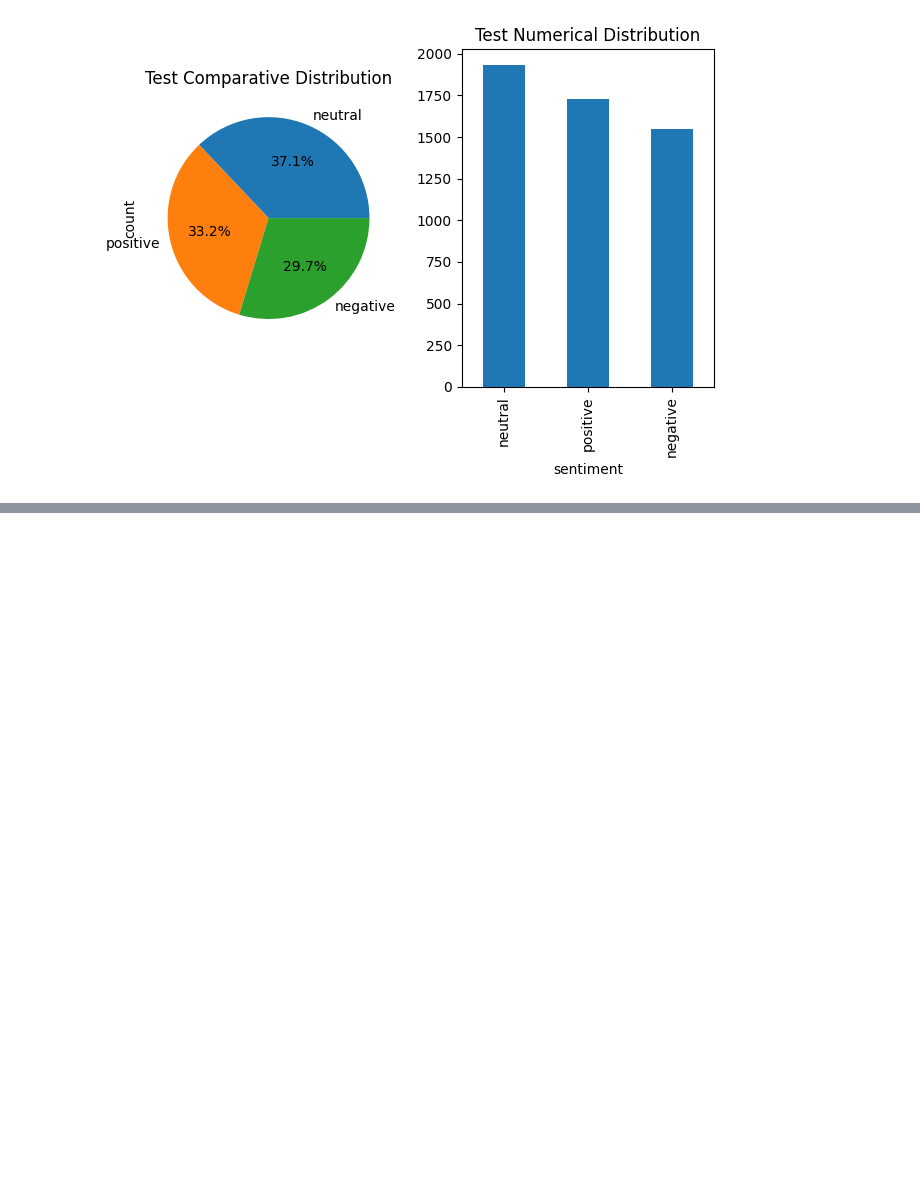
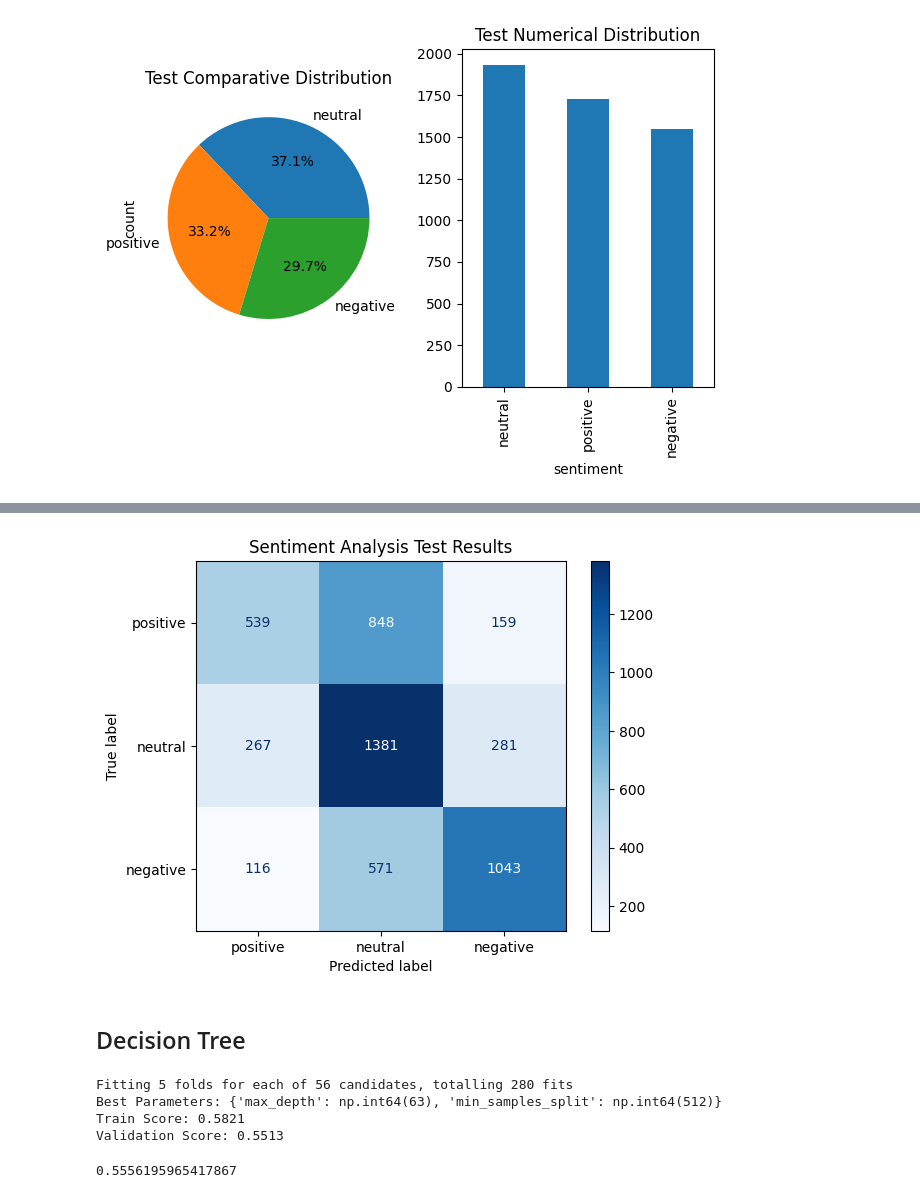
Before and after one commit to OmerTurk1/NLP_learning, a Jupyter notebook: MultiClass_Sentiment_Analysis.ipynb, the cells around one changed output, grey strips where cells are left out. Cells and saved outputs as stored; diff of their text form; code cells hidden in the pictures; blank space fills up the shorter version.

Commit message:
Accuracy still around ~55

```diff
--- a/MultiClass_Sentiment_Analysis.ipynb
+++ b/MultiClass_Sentiment_Analysis.ipynb
@@ -96,0 +183,2 @@ plt.tight_layout()
+# %%
+X_train, y_train, X_test, y_test = train_data["clean_text"], train_data["sentiment"], test_data["clean_text"], test_data["sentiment"]
@@ -96,0 +236,8 @@ plt.tight_layout()
+# %%
+X_train_vectorized = tfidf_vectorizer.fit_transform(X_train)
+
+# matrix vis
+normal_matrix = X_train_vectorized.toarray()
+words = tfidf_vectorizer.get_feature_names_out()
+tfidf_table = pd.DataFrame(data=normal_matrix, columns=words)
+tfidf_table.head()
@@ -96,0 +252,8 @@ plt.tight_layout()
+# %%
+X_test_vectorized = tfidf_vectorizer.transform(X_test)
+
+# matrix vis
+normal_matrix = X_test_vectorized.toarray()
+words = tfidf_vectorizer.get_feature_names_out()
+tfidf_table = pd.DataFrame(data=normal_matrix, columns=words)
+tfidf_table.head()
@@ -96,0 +277,11 @@ plt.tight_layout()
+# %%
+best_model = GridSearchCV(
+    LogisticRegression(max_iter=1000),
+    param_grid={'C': [0.001, 0.01, 0.1, 1, 10, 100, 1000]},
+    cv=5,
+    scoring='accuracy'
+)
+best_model.fit(X_train_vectorized, y_train)
+
+print(f"Best Parameters: {best_model.best_params_}")
+print(f"Best Score: {best_model.best_score_}")
@@ -96,0 +308,48 @@ plt.tight_layout()
+# %%
+ConfusionMatrixDisplay.from_estimator(
+    best_model,
+    X_test_vectorized,
+    y_test,
+    display_labels=y_train.unique(),
+    cmap='Blues'
+)
+
+plt.title('Sentiment Analysis Test Results')
+plt.show()
+# %% [output]
+[figure, added]
+# %% [markdown]
+## Decision Tree
+# %%
+param_grid = {
+    "max_depth": np.arange(45, 64, 3),
+    "min_samples_split" : np.logspace(start=5, stop=9, num=8, base=2, dtype=int)
+}
+best_model = GridSearchCV(
+    DecisionTreeClassifier(),
+    param_grid=param_grid,
+    cv=5,
+    scoring='f1_macro',
+    return_train_score=True,
+    verbose=1
+)
+best_model.fit(X_train_vectorized, y_train)
+results = pd.DataFrame(best_model.cv_results_)
+
+best_index = best_model.best_index_
+train_score = results.loc[best_index, 'mean_train_score']
+val_score = results.loc[best_index, 'mean_test_score']
+
+print(f"Best Parameters: {best_model.best_params_}")
+print(f"Train Score: {train_score:.4f}")
+print(f"Validation Score: {val_score:.4f}")
+# %% [output]
+Fitting 5 folds for each of 56 candidates, totalling 280 fits
+Best Parameters: {'max_depth': np.int64(63), 'min_samples_split': np.int64(512)}
+Train Score: 0.5821
+Validation Score: 0.5513
+# %%
+y_pred = best_model.predict(X_test_vectorized)
+accuracy_score(y_test, y_pred)
+# %% [output]
+0.5556195965417867
```
Also changed, not shown: parts of 26 cells of this notebook.
